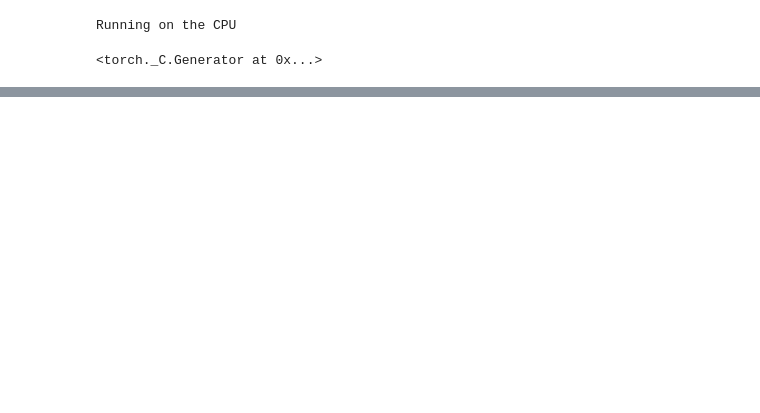
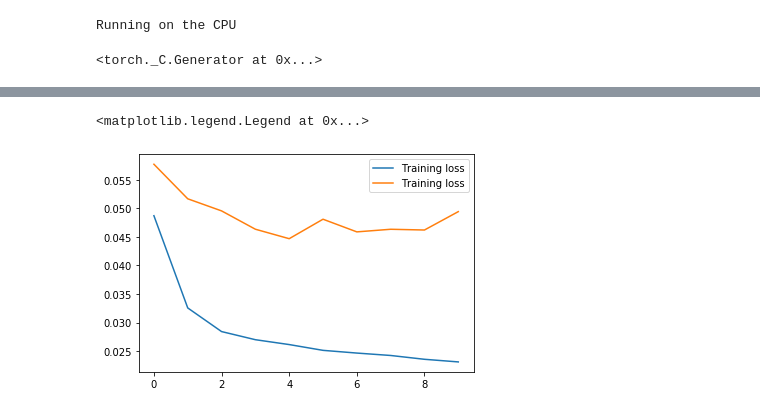
Before and after one commit to LeonKie/BA_Optimization_ML, a Jupyter notebook: MaschineLearning/deeplearningModel/pytorchCNN.ipynb, the cells around one changed output, grey strips where cells are left out. Saved outputs shown, nothing was run; the diff lists cells and outputs as text; code cells hidden in the pictures; blank space fills up the shorter version.

```diff
--- a/MaschineLearning/deeplearningModel/pytorchCNN.ipynb
+++ b/MaschineLearning/deeplearningModel/pytorchCNN.ipynb
@@ -65,7 +65,7 @@ class CNN(nn.Module):
 
         return out
 # %%
-inp=torch.rand(1,1,12)
+inp=torch.rand(1,1,94)
 model=CNN()
 p=model(inp)
 p.squeeze()
@@ -126,6 +135,7 @@ for i in range(num_epochs):
         optimizer.zero_grad()
         output = model(inp)
         output=output.squeeze()
+        #print(output.shape)
         vel=vel.squeeze()
         loss = criterion(output, vel)
 
@@ -133,6 +143,8 @@ for i in range(num_epochs):
         optimizer.step()
 
         cum_loss += loss.item()
+        if batch%100==0:
+            print("-",end="")
 
 
     train_tracker.append(cum_loss/len(traindata))
@@ -144,11 +156,14 @@ for i in range(num_epochs):
 
     random.shuffle(valdata)
     for batch, (inp, vel) in enumerate(valdata,1):
-
+        inp=inp.view(1,1,-1)
         output = model(inp)
+        output=output.squeeze()
+        vel=vel.squeeze()
         batch_loss = criterion(output, vel)
         test_loss += batch_loss.item()
-
+        if batch%100==0:
+            print(".",end="")
 
 
     val_tracker.append(test_loss/len(valdata))
@@ -157,0 +245,9 @@ KeyboardInterrupt:
+# %%
+%matplotlib inline
+plt.plot(train_tracker, label='Training loss')
+plt.plot(val_tracker, label='Training loss')
+
+plt.legend()
+# %% [output]
+<matplotlib.legend.Legend at 0x...>
+[figure, added]
```
Also changed, not shown: parts of 7 cells of this notebook, 13 other files.
